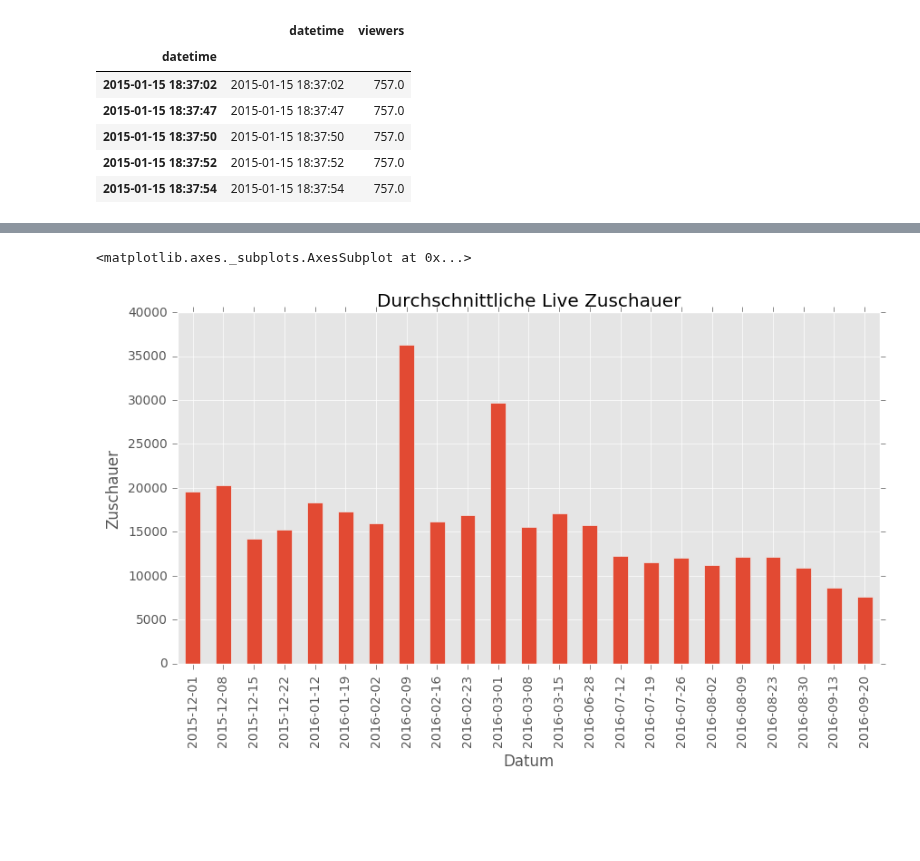
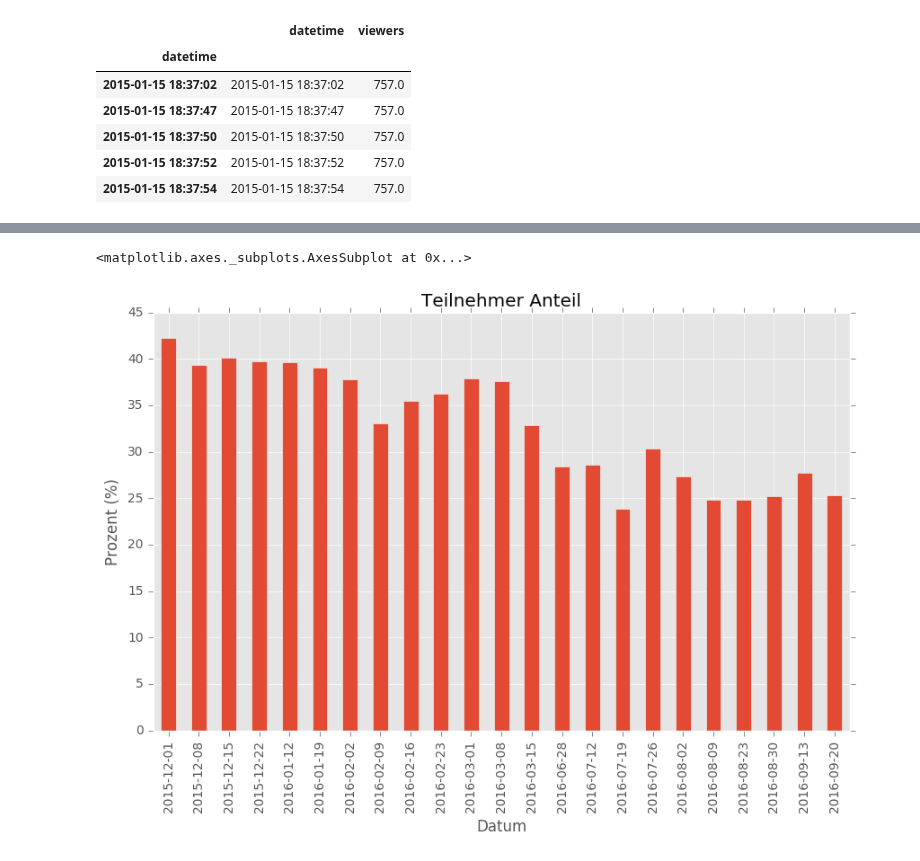
Before and after one commit to rbtvstats/rbtvstats, a Jupyter notebook: notebooks/chat_duell.ipynb, the cells around one changed output, grey strips where cells are left out. Drawn from its saved outputs; the diff is of its cells as text; code cells hidden in the pictures; blank space fills up the shorter version.

```diff
--- a/notebooks/chat_duell.ipynb
+++ b/notebooks/chat_duell.ipynb
@@ -112,6 +116,4 @@ chatGrouped = chatGrouped.groupby('date')
 
 #count (unique) users
 chatParticipants = chatGrouped.agg({'username': pd.Series.nunique})
-chatParticipants.columns = ['users']
-
-chatParticipants
+chatParticipants.columns = ['participants']
@@ -204,18 +178,16 @@ live.tail()
 # %%
 #prepare live viewer data
-meanViewersTmp = []
+liveMeanTmp = []
 for date, count in chatGrouped.size().iteritems():
     start = datetime.datetime.combine(date, datetime.time(20, 15, 0))
     end = datetime.datetime.combine(date, datetime.time(22, 0, 0))
     viewers = live.loc[start : end]['viewers']
-    meanViewersTmp.append((date, int(viewers.mean())))
+    liveMeanTmp.append((date, int(viewers.mean())))
 
 #mean viewers dataframe
 columns = ['date', 'viewers']
-meanViewers = pd.DataFrame(meanViewersTmp, columns=columns)
+liveMean = pd.DataFrame(liveMeanTmp, columns=columns)
 
 #index
-meanViewers = meanViewers.set_index(meanViewers['date'])
-meanViewers.drop('date', axis=1, inplace=True)
-
-meanViewers
+liveMean = liveMean.set_index(liveMean['date'])
+liveMean.drop('date', axis=1, inplace=True)
@@ -240,0 +197,8 @@ meanViewers
+# %%
+#join data
+joinedData = chatParticipants.join(liveMean)
+
+#participants/viewers ratio
+joinedData['ratio'] = 100 * joinedData['participants'] / joinedData['viewers']
+
+joinedData
@@ -241,9 +237,11 @@ meanViewers
 # %%
-plot = meanViewers.plot(kind='bar', figsize=(10, 5), legend=False, title='Durchschnittliche Live Zuschauer')
+plot = joinedData['ratio'].plot(kind='bar', figsize=(10, 6), legend=False, title='Teilnehmer Anteil')
 plot.set_xlabel('Datum')
-plot.set_ylabel('Zuschauer')
+plot.set_ylabel('Prozent (%)')
+
+plt.ylim(ymin=0)
 
 plot
 # %% [output]
 <matplotlib.axes._subplots.AxesSubplot at 0x...>
-[figure, old version]
+[figure, new version]
```
Also changed, not shown: parts of 10 cells of this notebook, 2 other files.
